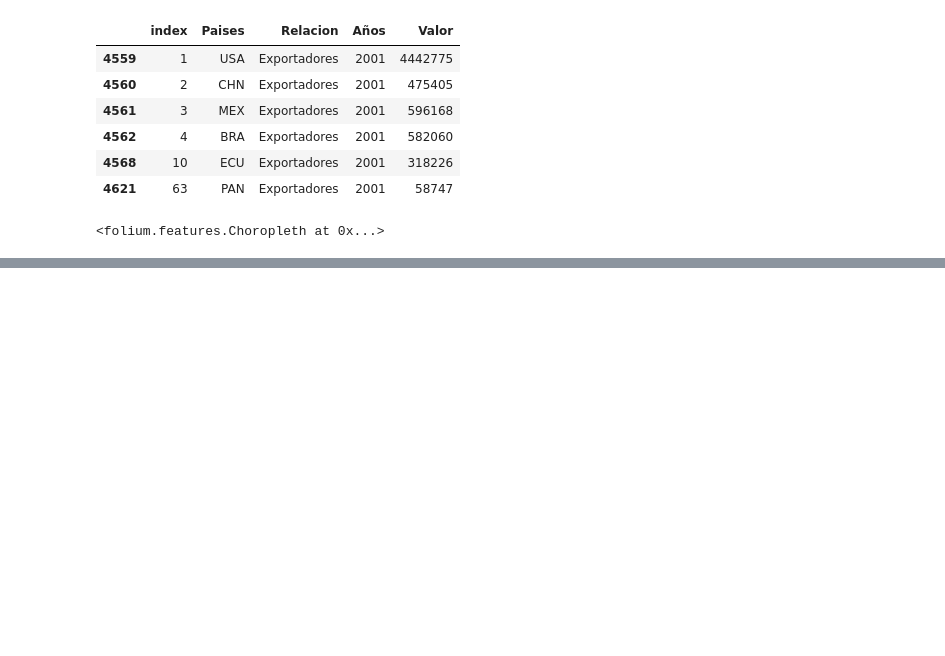
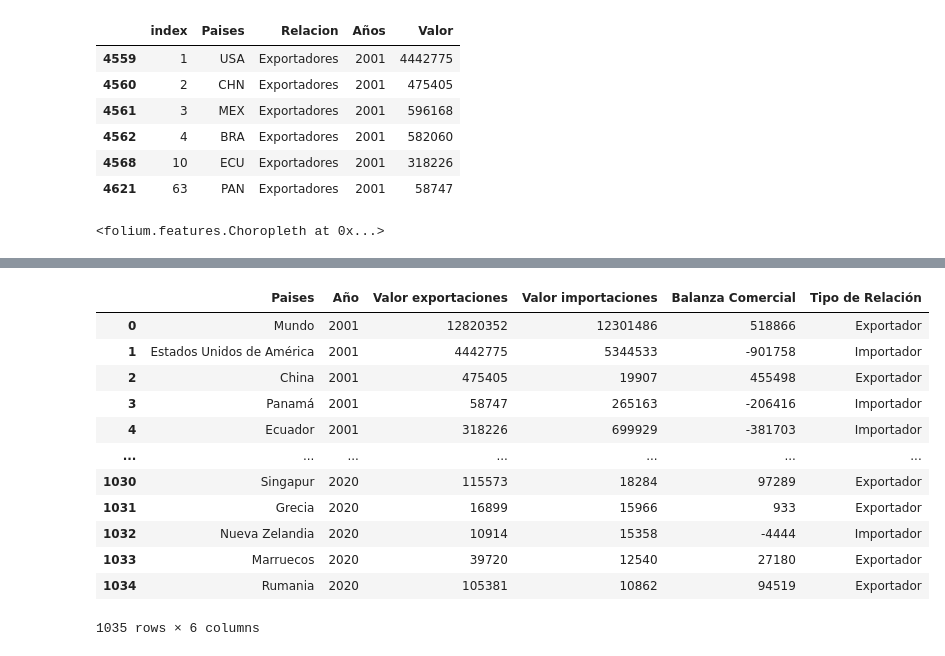
Before and after one commit to LuchoValr/Semillero, a Jupyter notebook: Proyecto_semillero_Avance1.ipynb, the cells around one changed output, grey strips where cells are left out. Cells and saved outputs as stored; diff of their text form; code cells hidden in the pictures; blank space fills up the shorter version.

```diff
--- a/Proyecto_semillero_Avance1.ipynb
+++ b/Proyecto_semillero_Avance1.ipynb
@@ -320,0 +310,4 @@ map
+# %%
+no_useful_exp=exp_5[exp_5["value"]<=10000].index
+exp_f=exp_5.drop(no_useful_exp)
+exp_f
@@ -320,0 +328,9 @@ map
+# %%
+no_useful_imp=imp_5[imp_5["value"]<=10000].index
+imp_f=imp_5.drop(no_useful_imp,)
+# %%
+table = pd.merge(exp_f,imp_f, on=['Paises','variable'])
+table.rename(columns={'value_x':'Valor importaciones','value_y':'Valor exportaciones','variable_y':'Año','variable':'Año'},inplace=True)
+table.drop(['Relacion_x','Relacion_y'],axis=1,inplace=True)
+table = table.reindex(columns=['Paises','Año','Valor exportaciones','Valor importaciones'])
+table
@@ -320,0 +351,3 @@ map
+# %%
+table['Balanza Comercial'] = table['Valor exportaciones']- table['Valor importaciones']
+table
@@ -320,0 +368,23 @@ map
+# %%
+lista_vacia = []
+for valor in table['Balanza Comercial']:
+  if valor > 0:
+    lista_vacia.append('Exportador')
+  elif valor <0:
+    lista_vacia.append('Importador')
+table['Tipo de Relación'] = lista_vacia
+table
+# %% [output]
+|  | Paises | Año | Valor exportaciones | Valor importaciones | Balanza Comercial | Tipo de Relación |
+| 0 | Mundo | 2001 | 12820352 | 12301486 | 518866 | Exportador |
+| 1 | Estados Unidos de América | 2001 | 4442775 | 5344533 | -901758 | Importador |
+| 2 | China | 2001 | 475405 | 19907 | 455498 | Exportador |
+| 3 | Panamá | 2001 | 58747 | 265163 | -206416 | Importador |
+| 4 | Ecuador | 2001 | 318226 | 699929 | -381703 | Importador |
+| ... | ... | ... | ... | ... | ... | ... |
+| 1030 | Singapur | 2020 | 115573 | 18284 | 97289 | Exportador |
+| 1031 | Grecia | 2020 | 16899 | 15966 | 933 | Exportador |
+| 1032 | Nueva Zelandia | 2020 | 10914 | 15358 | -4444 | Importador |
+| 1033 | Marruecos | 2020 | 39720 | 12540 | 27180 | Exportador |
+| 1034 | Rumania | 2020 | 105381 | 10862 | 94519 | Exportador |
+1035 rows × 6 columns
```
Also changed, not shown: parts of 6 cells of this notebook.
